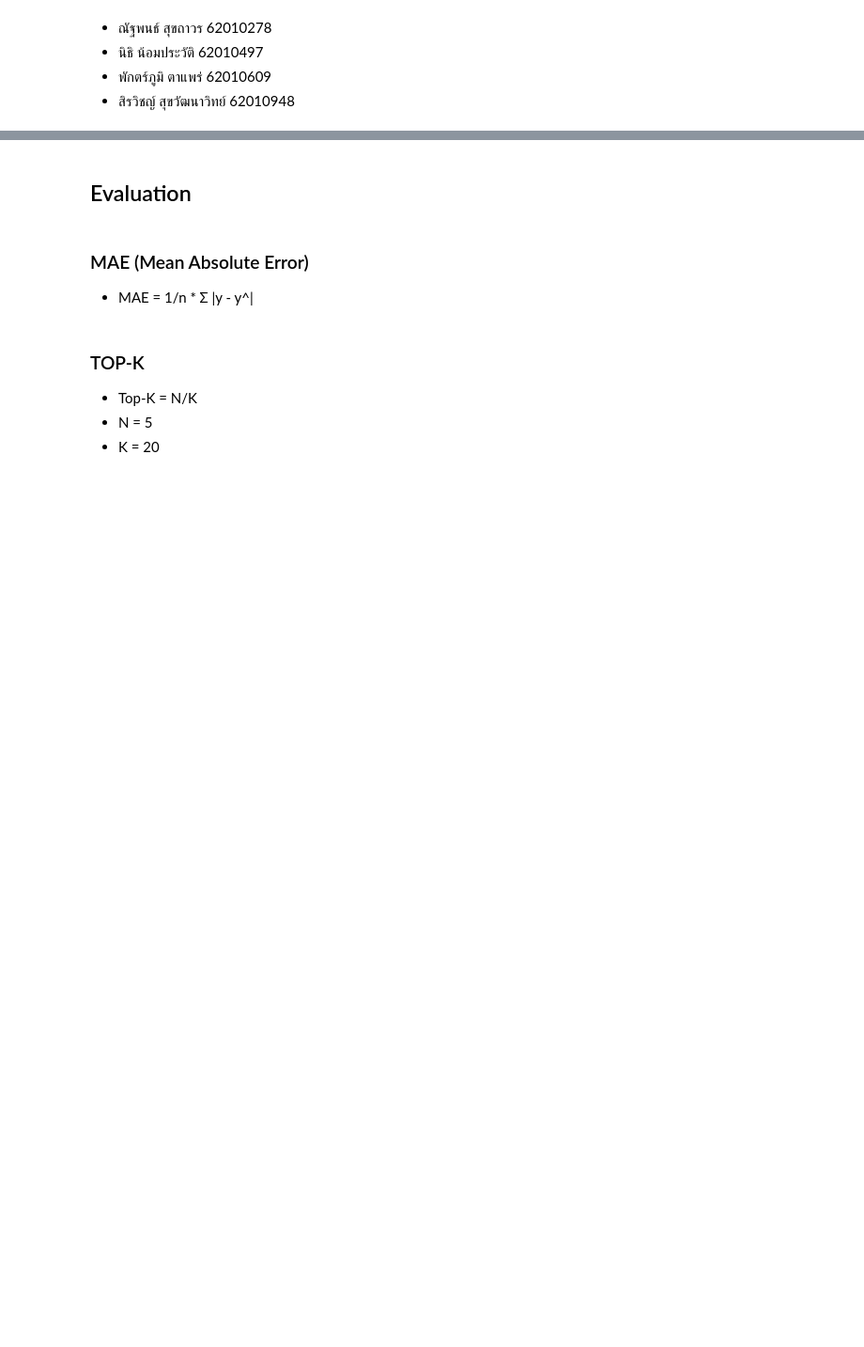
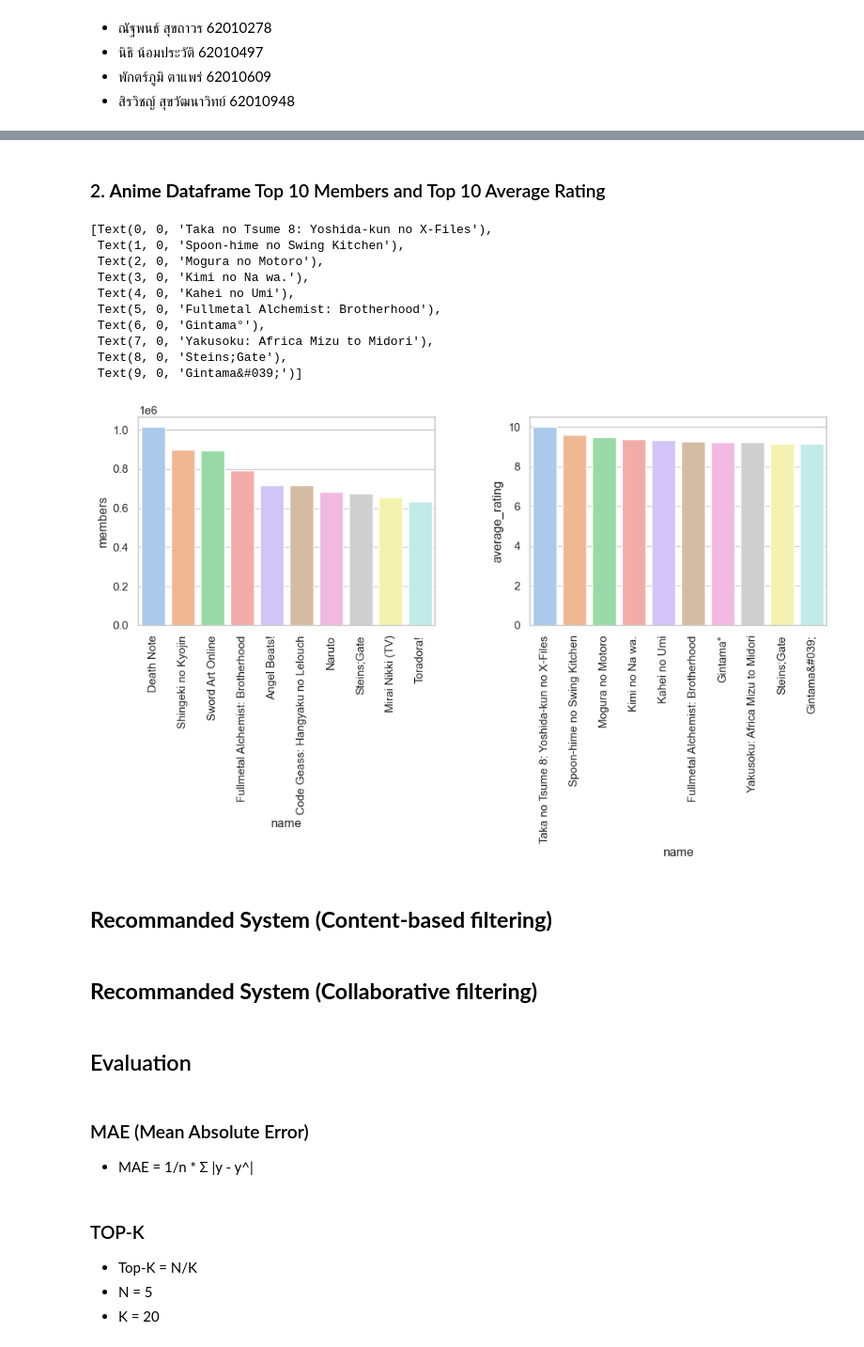
Before and after one commit to phukphoom/anime-recommander-system, a Jupyter notebook: AnimeRecommenderSystem/anime.ipynb, the cells around one changed output, grey strips where cells are left out. Shown: that part at 94% size. Saved outputs shown, nothing was run; the diff lists cells and outputs as text; code cells hidden in the pictures; blank space fills up the shorter version.

Commit message:
feat: Processing Data, Cleansing Data, Explore Data

```diff
--- a/AnimeRecommenderSystem/anime.ipynb
+++ b/AnimeRecommenderSystem/anime.ipynb
@@ -136,3 +313,37 @@ memory usage: 596.1+ MB
+# %% [markdown]
+### 2. **Anime Dataframe** Top 10 Members and Top 10 Average Rating
+# %%
+anime_top_10_members_df = anime_df.sort_values(
+    by='members', ascending=False).head(10)
+anime_top_10_rating_df = anime_df.sort_values(
+    by='average_rating', ascending=False).head(10)
+
+fig, axs = plt.subplots(ncols=2, figsize=CONFIG.PLT_FIG_SIZE)
+fig.tight_layout(pad=5.0)
+
+plt_0 = sns.barplot(data=anime_top_10_members_df, x='name',
+                    y='members', order=anime_top_10_members_df['name'], ax=axs[0])
+plt_0.set_xticklabels(plt_0.get_xticklabels(), rotation=90)
+
+plt_1 = sns.barplot(data=anime_top_10_rating_df, x='name',
+                    y='average_rating', order=anime_top_10_rating_df['name'], ax=axs[1])
+plt_1.set_xticklabels(plt_1.get_xticklabels(), rotation=90)
+# %% [output]
+[Text(0, 0, 'Taka no Tsume 8: Yoshida-kun no X-Files'),
+ Text(1, 0, 'Spoon-hime no Swing Kitchen'),
+ Text(2, 0, 'Mogura no Motoro'),
+ Text(3, 0, 'Kimi no Na wa.'),
+ Text(4, 0, 'Kahei no Umi'),
+ Text(5, 0, 'Fullmetal Alchemist: Brotherhood'),
+ Text(6, 0, 'Gintama°'),
+ Text(7, 0, 'Yakusoku: Africa Mizu to Midori'),
+ Text(8, 0, 'Steins;Gate'),
+ Text(9, 0, 'Gintama&#039;')]
+[figure, added]
+# %% [markdown]
+## **Recommanded System (Content-based filtering)**
+# %% [markdown]
+## **Recommanded System (Collaborative filtering)**
 # %% [markdown]
 ## Evaluation
 # %% [markdown]
```
Also changed, not shown: parts of 43 cells of this notebook.
